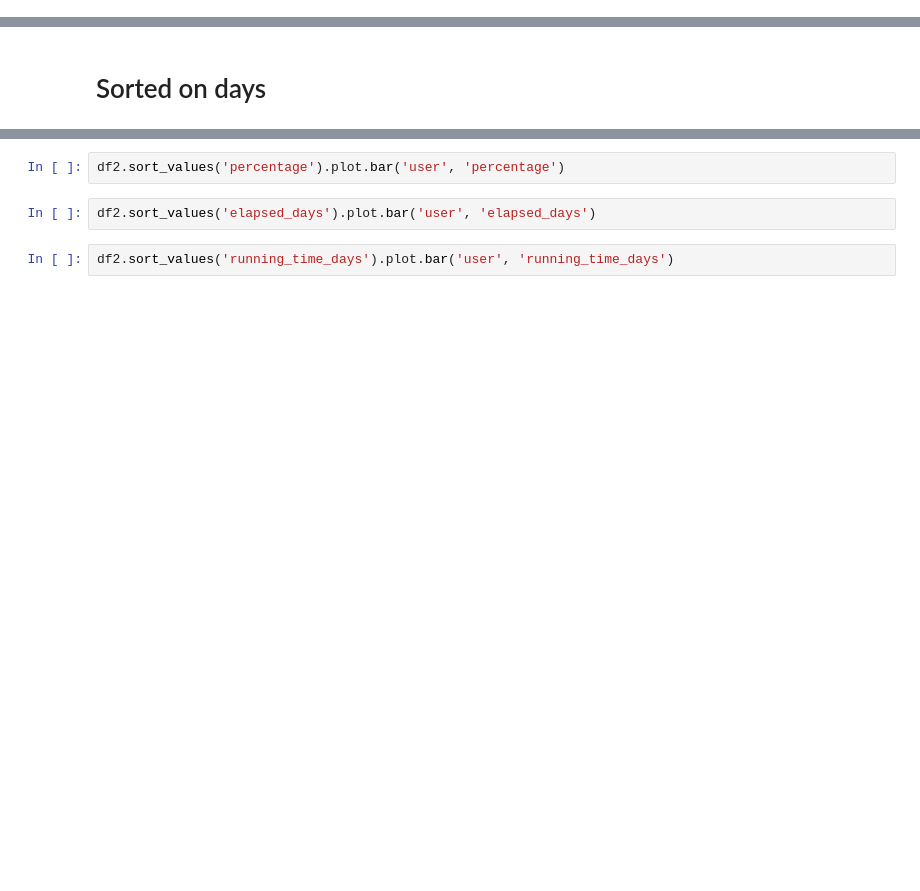
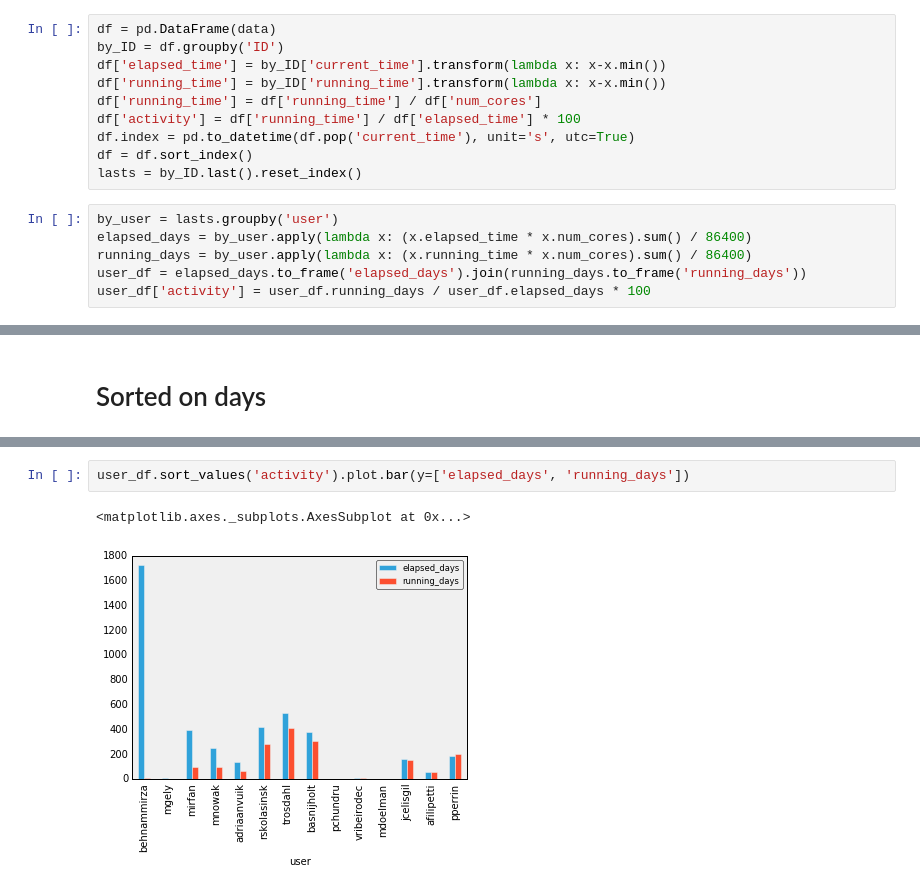
Before and after one commit to basnijholt/cluster-logger, a Jupyter notebook: Analysis.ipynb, the cells around one changed output, grey strips where cells are left out. Drawn from its saved outputs; the diff is of its cells as text; blank space fills up the shorter version.

```diff
--- a/Analysis.ipynb
+++ b/Analysis.ipynb
@@ -40,0 +23,16 @@ df2 = pd.DataFrame(usage)
+# %%
+df = pd.DataFrame(data)
+by_ID = df.groupby('ID')
+df['elapsed_time'] = by_ID['current_time'].transform(lambda x: x-x.min())
+df['running_time'] = by_ID['running_time'].transform(lambda x: x-x.min())
+df['running_time'] = df['running_time'] / df['num_cores']
+df['activity'] = df['running_time'] / df['elapsed_time'] * 100
+df.index = pd.to_datetime(df.pop('current_time'), unit='s', utc=True)
+df = df.sort_index()
+lasts = by_ID.last().reset_index()
+# %%
+by_user = lasts.groupby('user')
+elapsed_days = by_user.apply(lambda x: (x.elapsed_time * x.num_cores).sum() / 86400)
+running_days = by_user.apply(lambda x: (x.running_time * x.num_cores).sum() / 86400)
+user_df = elapsed_days.to_frame('elapsed_days').join(running_days.to_frame('running_days'))
+user_df['activity'] = user_df.running_days / user_df.elapsed_days * 100
@@ -53,6 +100,5 @@ for i, row in df2.sort_values('elapsed_days', ascending=False).iterrows():
-# %%
-df2.sort_values('percentage').plot.bar('user', 'percentage')
 # %%
-df2.sort_values('elapsed_days').plot.bar('user', 'elapsed_days')
+user_df.sort_values('activity').plot.bar(y=['elapsed_days', 'running_days'])
+# %% [output]
+<matplotlib.axes._subplots.AxesSubplot at 0x...>
+[figure, added]
-# %%
-df2.sort_values('running_time_days').plot.bar('user', 'running_time_days')
```
Also changed, not shown: parts of 6 cells of this notebook.
